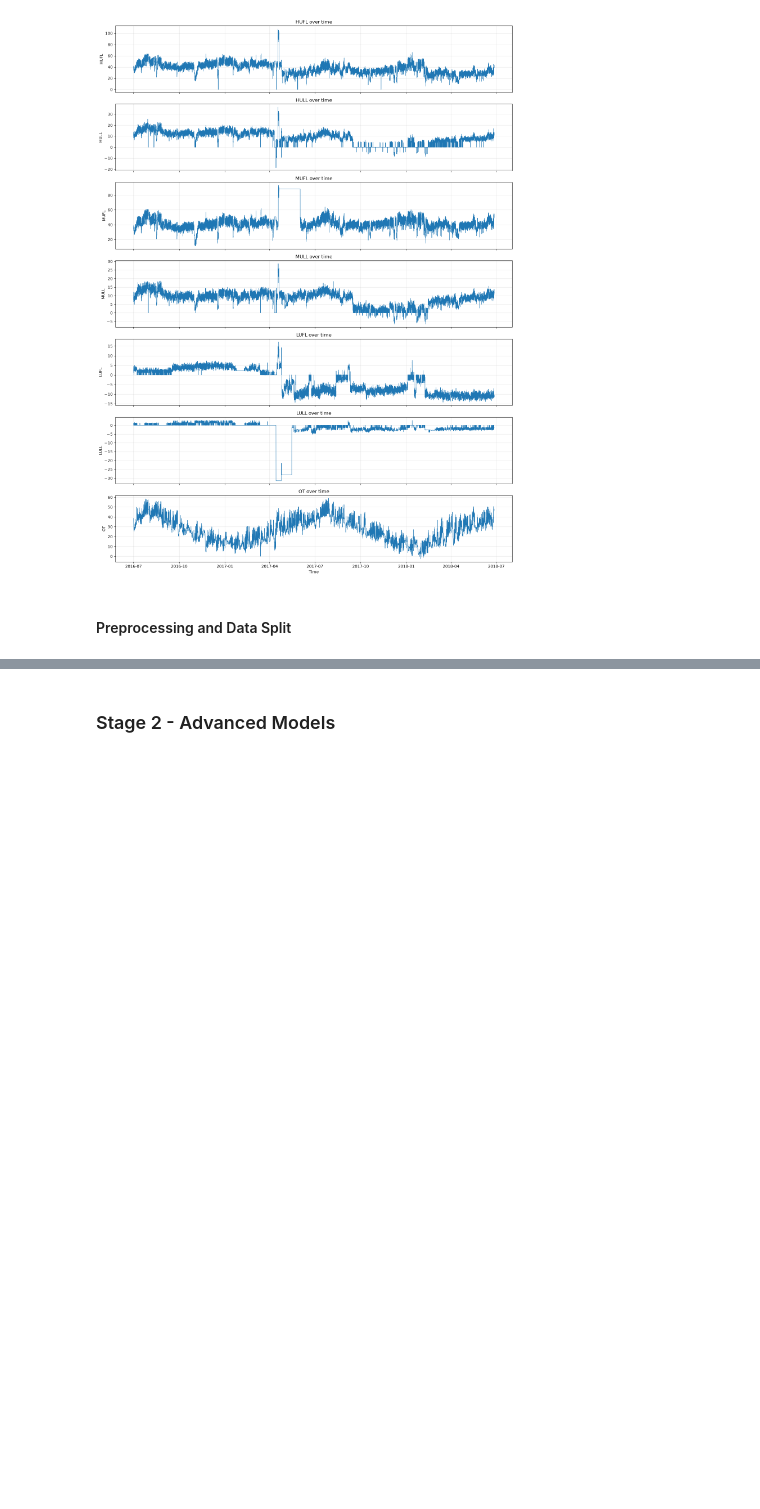
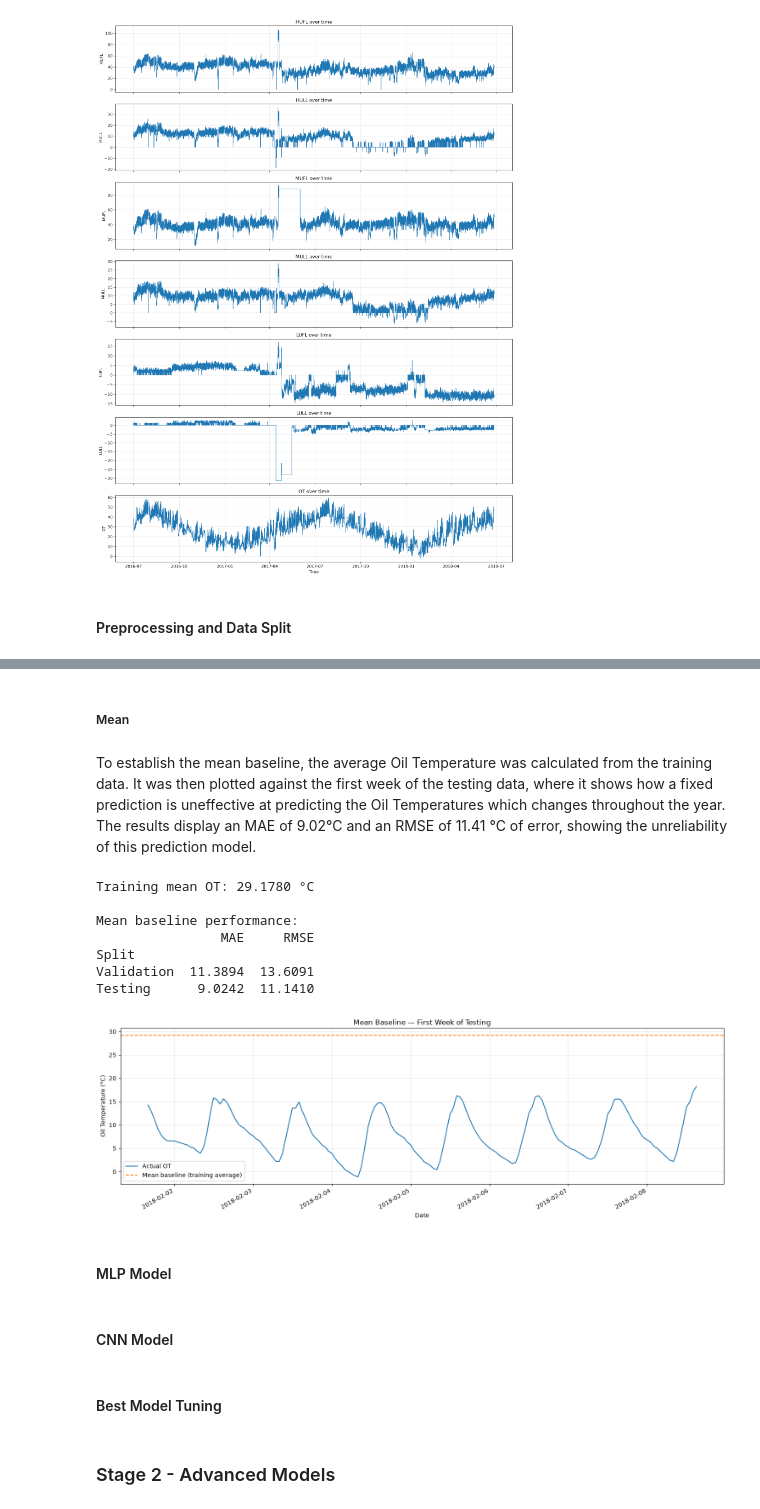
Before and after one commit to janwod/TransformerTempTracker, a Jupyter notebook: AISE4010_Project_Group07.ipynb, the cells around one changed output, grey strips where cells are left out. Cells and saved outputs as stored; diff of their text form; code cells hidden in the pictures; blank space fills up the shorter version.

```diff
--- a/AISE4010_Project_Group07.ipynb
+++ b/AISE4010_Project_Group07.ipynb
@@ -102,3 +302,74 @@ Dropped columns: None
+# %% [markdown]
+##### Mean
+# %% [markdown]
+To establish the mean baseline, the average Oil Temperature was calculated from the training data. It was then plotted against the first week of the testing data, where it shows how a fixed prediction is uneffective at predicting the Oil Temperatures which changes throughout the year. The results display an MAE of 9.02°C and an RMSE of 11.41 °C of error, showing the unreliability of this prediction model.
+# %%
+import numpy as np
+import pandas as pd
+import matplotlib.pyplot as plt
+
+# Calculate the baseline using training data only.
+mean_ot = train_raw["OT"].mean()
+
+results = []
+
+for name, split in [
+    ("Validation", val_raw),
+    ("Testing", test_raw),
+]:
+    actual = split["OT"]
+    predicted = np.full(len(actual), mean_ot)
+    errors = actual - predicted
+
+    results.append({
+        "Split": name,
+        "MAE": errors.abs().mean(),
+        "RMSE": np.sqrt((errors ** 2).mean()),
+    })
+
+print(f"Training mean OT: {mean_ot:.4f} °C")
+print("\nMean baseline performance:")
+print(pd.DataFrame(results).set_index("Split").round(4))
+
+# Display the first seven days of testing.
+actual = test_raw["OT"].iloc[:168]
+
+fig, ax = plt.subplots(figsize=(15, 5))
+
+ax.plot(actual.index, actual, label="Actual OT", linewidth=1.5)
+ax.axhline(
+    mean_ot,
+    label="Mean baseline (training average)",
+    color="tab:orange",
+    linestyle="--",
+    linewidth=1.5,
+)
+
+ax.set(
+    title="Mean Baseline — First Week of Testing",
+    xlabel="Date",
+    ylabel="Oil Temperature (°C)",
+)
+ax.legend()
+ax.grid(True, alpha=0.3)
+fig.autofmt_xdate()
+plt.tight_layout()
+plt.show()
+# %% [output]
+Training mean OT: 29.1780 °C
+
+Mean baseline performance:
+                MAE     RMSE
+Split
+Validation  11.3894  13.6091
+Testing      9.0242  11.1410
+[figure, added]
+# %% [markdown]
+#### MLP Model
+# %% [markdown]
+#### CNN Model
+# %% [markdown]
+#### Best Model Tuning
 # %% [markdown]
 ### Stage 2 - Advanced Models
 # %% [markdown]
```
Also changed, not shown: parts of 17 cells of this notebook.
